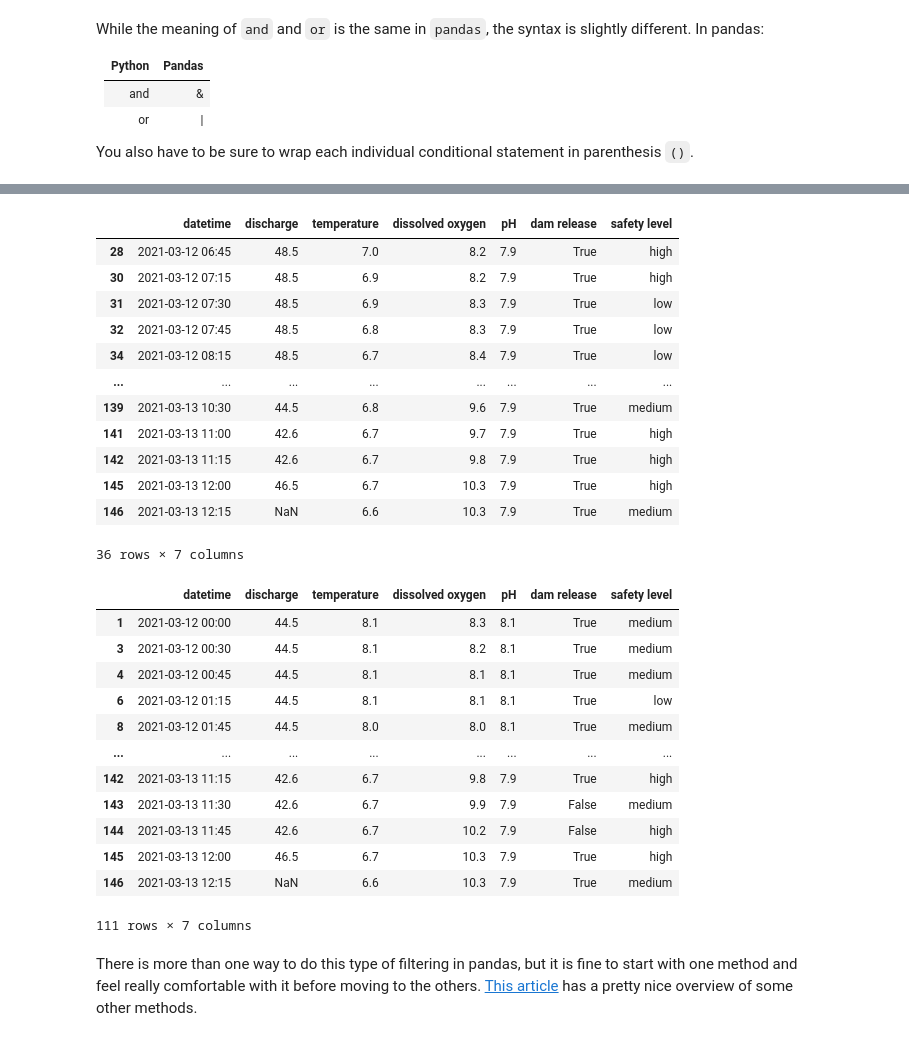
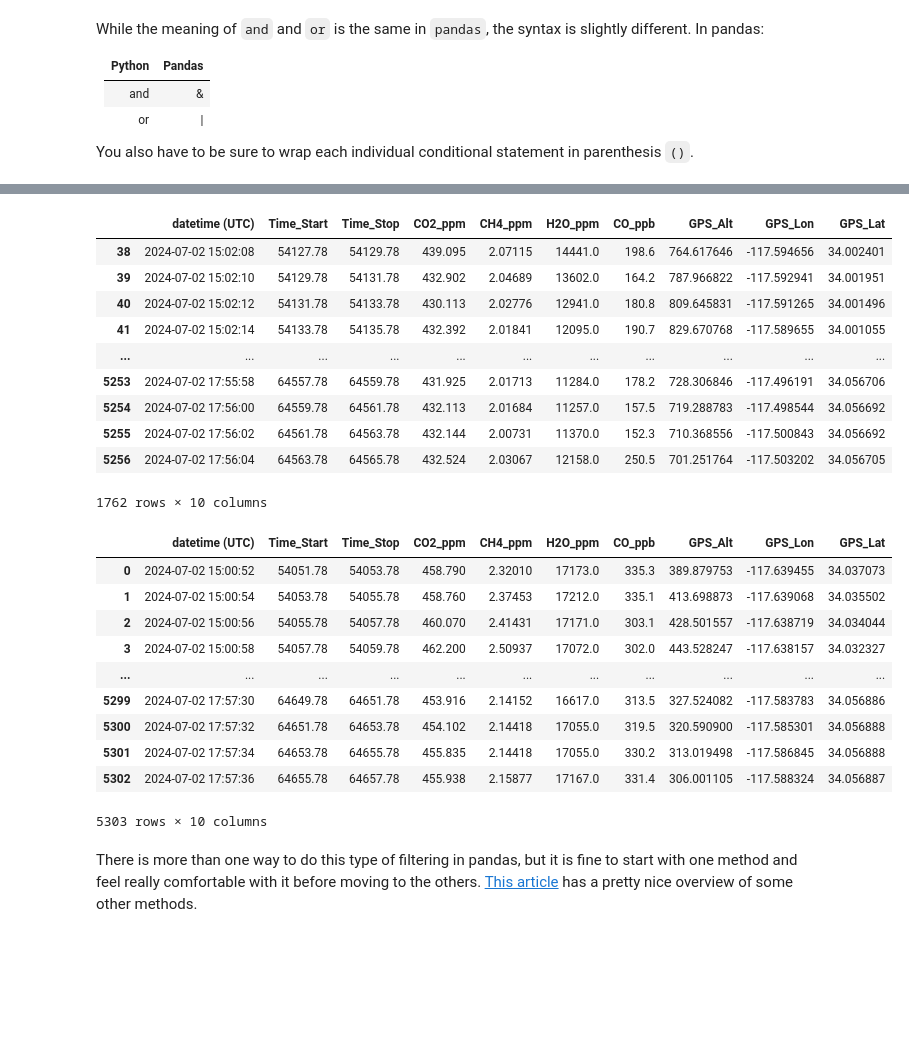
Before and after one commit to NASA-SARP/sarp_lessons, a Jupyter notebook: sarp_lessons/1_python_progression/2-tabular_data/2-2_filtering_groupby.ipynb, the cells around one changed output, grey strips where cells are left out. Drawn from its saved outputs; the diff is of its cells as text; code cells hidden in the pictures; blank space fills up the shorter version.

```diff
--- a/sarp_lessons/1_python_progression/2-tabular_data/2-2_filtering_groupby.ipynb
+++ b/sarp_lessons/1_python_progression/2-tabular_data/2-2_filtering_groupby.ipynb
@@ -21,4 +23,4 @@ We'll be using the same USGS water dataset as lesson 3.  Here we read and pre-pr
 import pandas as pd
 
 # This line shortens the output
-pd.set_option('display.max_rows', 10)
+pd.set_option('display.max_rows', 8)
@@ -62,0 +64,5 @@ water_vars
+# %%
+picarro_flight = pd.read_csv(
+    './data/SARP-PICARRO-GHG-SLOW_DA-B200_20240702_R0_L1.ict',
+    skiprows=40,
+)
@@ -62,0 +104,11 @@ water_vars
+# %%
+# Fill -9999 with NaN
+picarro_flight.replace(-9999, np.nan, inplace=True)
+# Remove any rows before data started to be collected
+picarro_flight = picarro_flight[~picarro_flight[' CO2_ppm'].isnull()]
+picarro_flight.reset_index(drop=True, inplace=True)
+# Convert the star time to a datetime and insert it as the first column in the dataframe
+picarro_flight.insert(0, 'datetime (UTC)', picarro_flight.apply(
+    lambda row: datetime(2024, 7, 2) + timedelta(seconds=round(row['Time_Start'])),
+    axis=1
+))
@@ -167,36 +282,32 @@ You also have to be sure to wrap each individual conditional statement in parent
 # %%
 # Cells where pH < 8 and dam release was True
-water_vars[(water_vars['pH'] < 8) & (water_vars['dam release'] == True)]
+picarro_flight[(picarro_flight[' CH4_ppm'] > 2) & (picarro_flight[' CO2_ppm'] < 440)]
 # %% [output]
-|  | datetime | discharge | temperature | dissolved oxygen | pH | dam release | safety level |
-| 28 | 2021-03-12 06:45 | 48.5 | 7.0 | 8.2 | 7.9 | True | high |
-| 30 | 2021-03-12 07:15 | 48.5 | 6.9 | 8.2 | 7.9 | True | high |
-| 31 | 2021-03-12 07:30 | 48.5 | 6.9 | 8.3 | 7.9 | True | low |
-| 32 | 2021-03-12 07:45 | 48.5 | 6.8 | 8.3 | 7.9 | True | low |
-| 34 | 2021-03-12 08:15 | 48.5 | 6.7 | 8.4 | 7.9 | True | low |
-| ... | ... | ... | ... | ... | ... | ... | ... |
-| 139 | 2021-03-13 10:30 | 44.5 | 6.8 | 9.6 | 7.9 | True | medium |
-| 141 | 2021-03-13 11:00 | 42.6 | 6.7 | 9.7 | 7.9 | True | high |
-| 142 | 2021-03-13 11:15 | 42.6 | 6.7 | 9.8 | 7.9 | True | high |
-| 145 | 2021-03-13 12:00 | 46.5 | 6.7 | 10.3 | 7.9 | True | high |
-| 146 | 2021-03-13 12:15 | NaN | 6.6 | 10.3 | 7.9 | True | medium |
+|  | datetime (UTC) | Time_Start | Time_Stop | CO2_ppm | CH4_ppm | H2O_ppm | CO_ppb | GPS_Alt | GPS_Lon | GPS_Lat |
+| 38 | 2024-07-02 15:02:08 | 54127.78 | 54129.78 | 439.095 | 2.07115 | 14441.0 | 198.6 | 764.617646 | -117.594656 | 34.002401 |
+| 39 | 2024-07-02 15:02:10 | 54129.78 | 54131.78 | 432.902 | 2.04689 | 13602.0 | 164.2 | 787.966822 | -117.592941 | 34.001951 |
+| 40 | 2024-07-02 15:02:12 | 54131.78 | 54133.78 | 430.113 | 2.02776 | 12941.0 | 180.8 | 809.645831 | -117.591265 | 34.001496 |
+| 41 | 2024-07-02 15:02:14 | 54133.78 | 54135.78 | 432.392 | 2.01841 | 12095.0 | 190.7 | 829.670768 | -117.589655 | 34.001055 |
+| ... | ... | ... | ... | ... | ... | ... | ... | ... | ... | ... |
+| 5253 | 2024-07-02 17:55:58 | 64557.78 | 64559.78 | 431.925 | 2.01713 | 11284.0 | 178.2 | 728.306846 | -117.496191 | 34.056706 |
+| 5254 | 2024-07-02 17:56:00 | 64559.78 | 64561.78 | 432.113 | 2.01684 | 11257.0 | 157.5 | 719.288783 | -117.498544 | 34.056692 |
+| 5255 | 2024-07-02 17:56:02 | 64561.78 | 64563.78 | 432.144 | 2.00731 | 11370.0 | 152.3 | 710.368556 | -117.500843 | 34.056692 |
+| 5256 | 2024-07-02 17:56:04 | 64563.78 | 64565.78 | 432.524 | 2.03067 | 12158.0 | 250.5 | 701.251764 | -117.503202 | 34.056705 |
-36 rows × 7 columns
+1762 rows × 10 columns
 # %%
-water_vars[(water_vars['pH'] < 8) | (water_vars['dam release'] == True)]
+picarro_flight[(picarro_flight[' CH4_ppm'] > 2) | (picarro_flight[' CO2_ppm'] < 440)]
 # %% [output]
-|  | datetime | discharge | temperature | dissolved oxygen | pH | dam release | safety level |
-| 1 | 2021-03-12 00:00 | 44.5 | 8.1 | 8.3 | 8.1 | True | medium |
-| 3 | 2021-03-12 00:30 | 44.5 | 8.1 | 8.2 | 8.1 | True | medium |
-| 4 | 2021-03-12 00:45 | 44.5 | 8.1 | 8.1 | 8.1 | True | medium |
-| 6 | 2021-03-12 01:15 | 44.5 | 8.1 | 8.1 | 8.1 | True | low |
-| 8 | 2021-03-12 01:45 | 44.5 | 8.0 | 8.0 | 8.1 | True | medium |
-| ... | ... | ... | ... | ... | ... | ... | ... |
-| 142 | 2021-03-13 11:15 | 42.6 | 6.7 | 9.8 | 7.9 | True | high |
-| 143 | 2021-03-13 11:30 | 42.6 | 6.7 | 9.9 | 7.9 | False | medium |
-| 144 | 2021-03-13 11:45 | 42.6 | 6.7 | 10.2 | 7.9 | False | high |
-| 145 | 2021-03-13 12:00 | 46.5 | 6.7 | 10.3 | 7.9 | True | high |
-| 146 | 2021-03-13 12:15 | NaN | 6.6 | 10.3 | 7.9 | True | medium |
+|  | datetime (UTC) | Time_Start | Time_Stop | CO2_ppm | CH4_ppm | H2O_ppm | CO_ppb | GPS_Alt | GPS_Lon | GPS_Lat |
+| 0 | 2024-07-02 15:00:52 | 54051.78 | 54053.78 | 458.790 | 2.32010 | 17173.0 | 335.3 | 389.879753 | -117.639455 | 34.037073 |
+| 1 | 2024-07-02 15:00:54 | 54053.78 | 54055.78 | 458.760 | 2.37453 | 17212.0 | 335.1 | 413.698873 | -117.639068 | 34.035502 |
+| 2 | 2024-07-02 15:00:56 | 54055.78 | 54057.78 | 460.070 | 2.41431 | 17171.0 | 303.1 | 428.501557 | -117.638719 | 34.034044 |
+| 3 | 2024-07-02 15:00:58 | 54057.78 | 54059.78 | 462.200 | 2.50937 | 17072.0 | 302.0 | 443.528247 | -117.638157 | 34.032327 |
+| ... | ... | ... | ... | ... | ... | ... | ... | ... | ... | ... |
+| 5299 | 2024-07-02 17:57:30 | 64649.78 | 64651.78 | 453.916 | 2.14152 | 16617.0 | 313.5 | 327.524082 | -117.583783 | 34.056886 |
+| 5300 | 2024-07-02 17:57:32 | 64651.78 | 64653.78 | 454.102 | 2.14418 | 17055.0 | 319.5 | 320.590900 | -117.585301 | 34.056888 |
+| 5301 | 2024-07-02 17:57:34 | 64653.78 | 64655.78 | 455.835 | 2.14418 | 17055.0 | 330.2 | 313.019498 | -117.586845 | 34.056888 |
+| 5302 | 2024-07-02 17:57:36 | 64655.78 | 64657.78 | 455.938 | 2.15877 | 17167.0 | 331.4 | 306.001105 | -117.588324 | 34.056887 |
-111 rows × 7 columns
+5303 rows × 10 columns
 # %% [markdown]
 There is more than one way to do this type of filtering in pandas, but it is fine to start with one method and feel really comfortable with it before moving to the others.  [This article](https://www.listendata.com/2019/07/how-to-filter-pandas-dataframe.html) has a pretty nice overview of some other methods.
 # %% [markdown]
```
Also changed, not shown: parts of 64 cells of this notebook, 34 other files.
